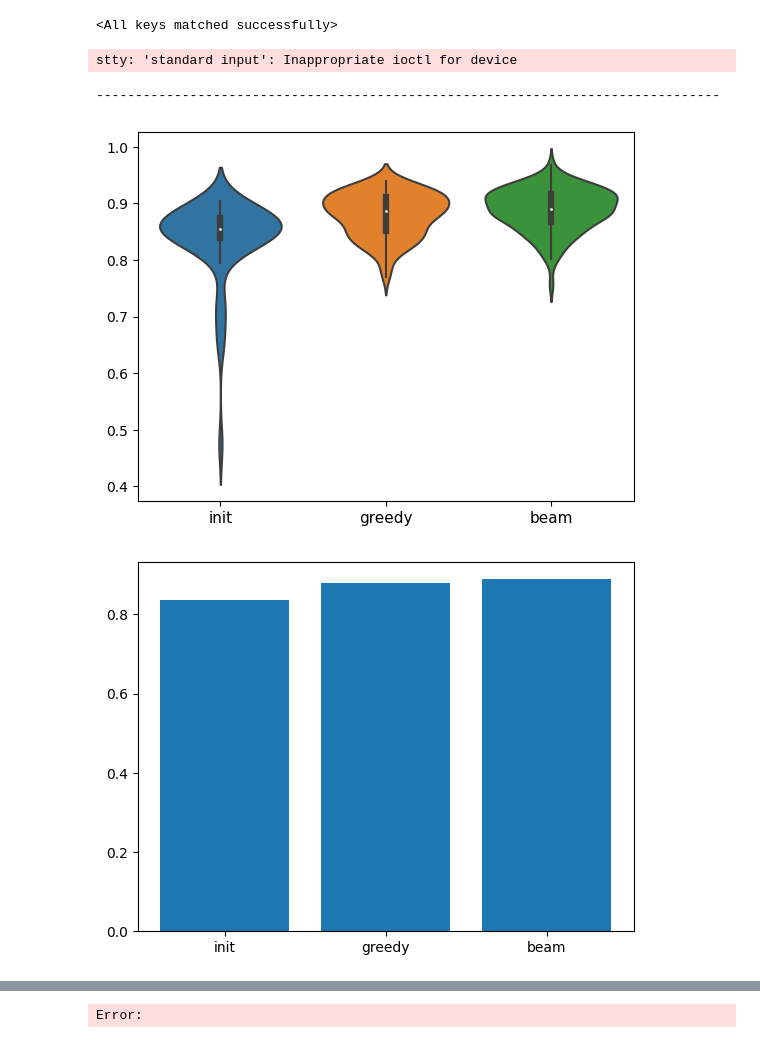
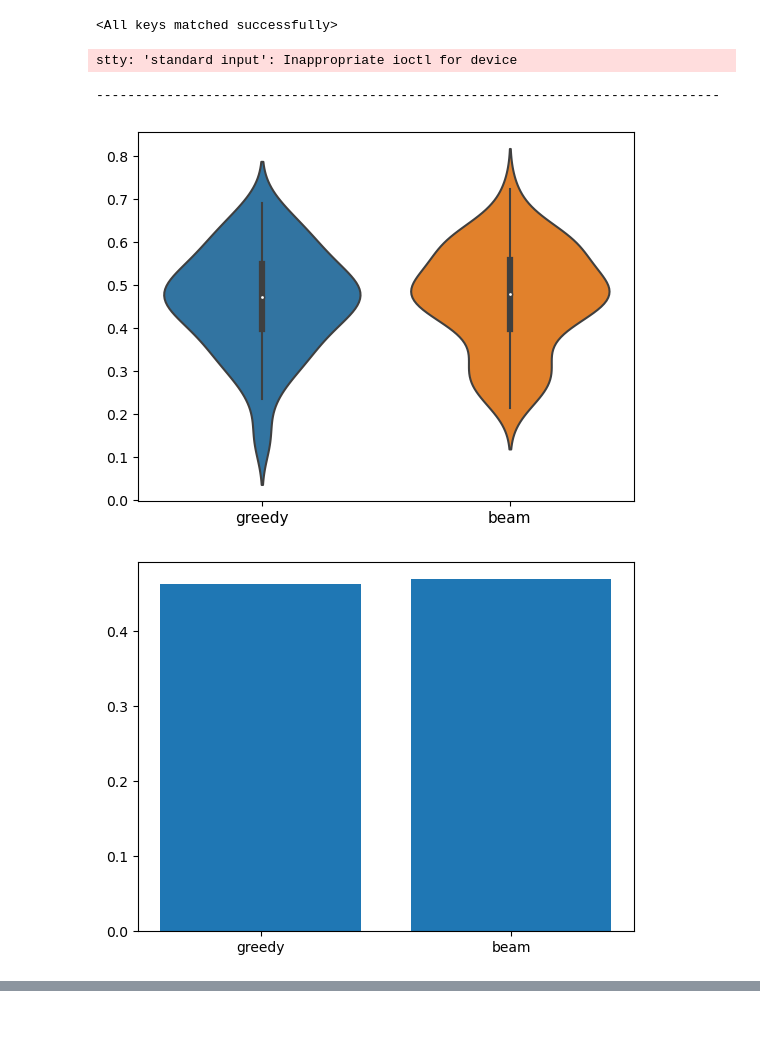
Before and after one commit to augix/jamil-transformer, a Jupyter notebook: Beam_Search.ipynb, the cells around one changed output, grey strips where cells are left out. Saved outputs shown, nothing was run; the diff lists cells and outputs as text; code cells hidden in the pictures.

Commit message:
get accuracy on rank changes

```diff
--- a/Beam_Search.ipynb
+++ b/Beam_Search.ipynb
@@ -134,11 +134,9 @@ def run_validation(model, validation_ds, tokenizer_src, tokenizer_tgt, max_len,
 
 
             # get accuracy
-            c_init, _, _ = get_accuracy(target_text, source_text, plot=plot)
-            cc_init.append(c_init)
-            c_greedy, _, _ = get_accuracy(target_text, model_out_text_greedy, plot=plot)
+            c_greedy, _, _ = get_accuracy2(target_text, model_out_text_greedy, source_text, plot=plot)
             cc_greedy.append(c_greedy)
-            c_beam, _, _ = get_accuracy(target_text, model_out_text_beam, plot=plot)
+            c_beam, _, _ = get_accuracy2(target_text, model_out_text_beam, source_text, plot=plot)
             cc_beam.append(c_beam)
 
             # Print the source, target and model output
@@ -148,7 +146,6 @@ def run_validation(model, validation_ds, tokenizer_src, tokenizer_tgt, max_len,
                 print_msg(f"{f'TARGET: ':>20}{target_text}")
                 print_msg(f"{f'PREDICTED GREEDY: ':>20}{model_out_text_greedy}")
                 print_msg(f"{f'PREDICTED BEAM: ':>20}{model_out_text_beam}")
-                print_msg(f"{f'CC init: ':>12}{c_init:.3f}")
                 print_msg(f"{f'CC greedy: ':>12}{c_greedy:.3f}")
                 print_msg(f"{f'CC beam: ':>12}{c_beam:.3f}")
 
@@ -156,21 +153,18 @@ def run_validation(model, validation_ds, tokenizer_src, tokenizer_tgt, max_len,
             if count == num_examples:
                 print_msg('-'*console_width)
                 plt.figure()
-                sns.violinplot(data=[cc_init,cc_greedy,cc_beam])
-                plt.xticks(ticks = [0, 1, 2], labels = ['init','greedy', 'beam'], fontsize = 11)
+                sns.violinplot(data=[cc_greedy,cc_beam])
+                plt.xticks(ticks = [0, 1], labels = ['greedy', 'beam'], fontsize = 11)
                 plt.show()
                 plt.close()
 
                 plt.figure()
-                plt.bar(['init', 'greedy', 'beam'], [np.mean(cc_init), np.mean(cc_greedy), np.mean(cc_beam)])
-                plt.show()
-                plt.close()
-
-                plt.figure()
-                plt.scatter(cc_init, cc_greedy)
-                plt.xlabel('init')
+                x = cc_beam
+                y = cc_greedy
+                plt.scatter(x, y)
+                plt.xlabel('beam search')
                 plt.ylabel('greedy prediction')
-                x = np.linspace(min(cc_init), max(cc_greedy), 100)
+                x = np.linspace(min(x), max(y), 100)
                 plt.plot(x,x, '-r', label='y=x')
                 plt.show()
                 plt.close()
@@ -185,7 +179,7 @@ train_dataloader, val_dataloader, tokenizer_src, tokenizer_tgt = get_ds(config)
 model = get_model(config, tokenizer_src.get_vocab_size(), tokenizer_tgt.get_vocab_size()).to(device)
 
 # Load the pretrained weights
-model_filename = get_weights_file_path(config, f"99")
+model_filename = get_weights_file_path(config, f"19")
 state = torch.load(model_filename)
 model.load_state_dict(state['model_state_dict'])
 # %% [output]
@@ -196,9 +190,9 @@ Max length of target sentence: 100
 # %%
 plot=False
 print_text=False
-run_validation(model, val_dataloader, tokenizer_src, tokenizer_tgt, config['seq_len'], device, print_msg=print, num_examples=100, plot=plot, print_text=print_text)
+run_validation(model, val_dataloader, tokenizer_src, tokenizer_tgt, config['seq_len'], device, print_msg=print, num_examples=200, plot=plot, print_text=print_text)
 # %% [output]
 stty: 'standard input': Inappropriate ioctl for device
 --------------------------------------------------------------------------------
-[figure, old version]
+[figure, new version]
-[figure, old version]
+[figure, new version]
@@ -206 +199,0 @@ stty: 'standard input': Inappropriate ioctl for device
-Error:
```
Also changed, not shown: parts of 2 cells of this notebook, 2 other files.
